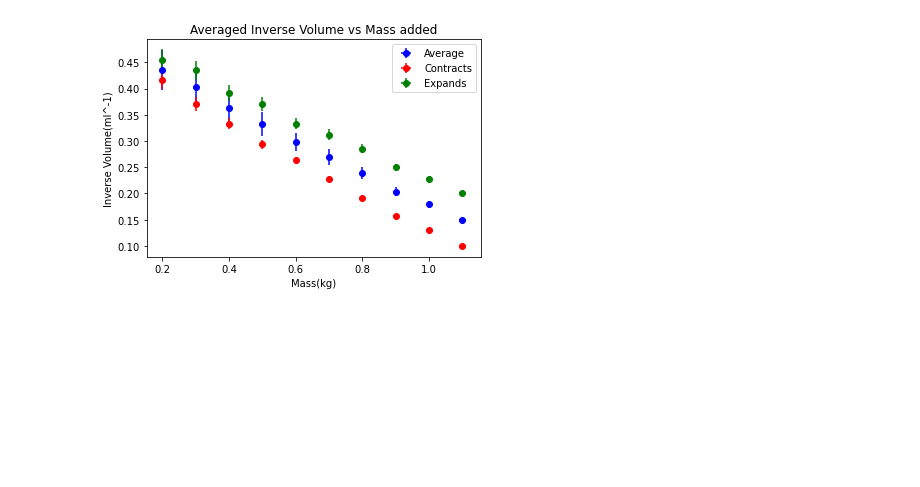
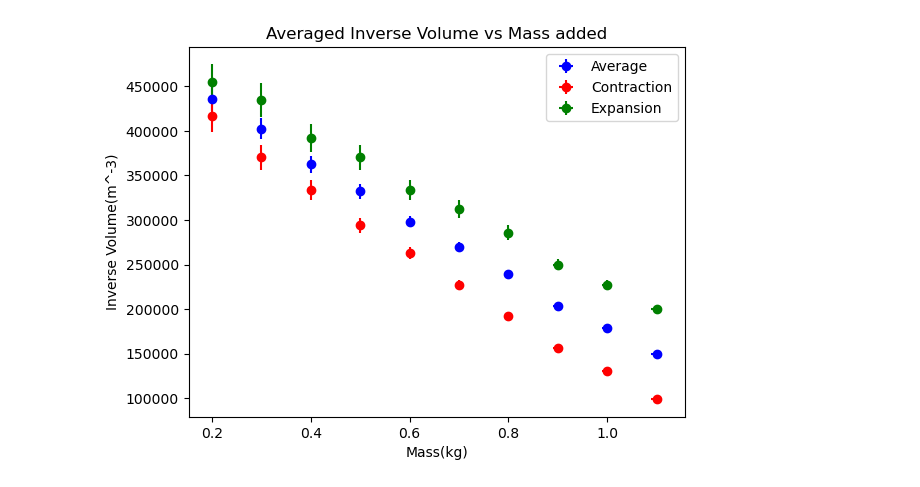
Before and after one commit to JadenMajid/Experiment-2-229, a Jupyter notebook: Plotting.ipynb, the cells around one changed output. Cells and saved outputs as stored; diff of their text form; code cells hidden in the pictures; blank space fills up the shorter version.

```diff
--- a/Plotting.ipynb
+++ b/Plotting.ipynb
@@ -1,7 +1,8 @@
 # %%
+"""Code for plotting data"""
+
 import matplotlib.pyplot as plt
 import numpy as np
-import scipy
 
 fname = 'AveragedData.csv'
 
@@ -15,36 +16,36 @@ avg_y_sigma = data[:, 3]
 
 plt.errorbar(x, y, avg_y_sigma, avg_x_sigma, "bo")
 
 fname = 'GasContractsData.csv'
 
 data = np.loadtxt(fname, delimiter=',', comments='#',
-                  usecols=(1, 2, 6, 7))
+                  usecols=(1, 2, 7, 8))
 
 x = data[:, 0]
 y = data[:, 2]
 con_x_sigma = data[:, 1]
 con_y_sigma = data[:, 3]
 
 plt.errorbar(x, y, yerr=con_y_sigma, xerr=con_x_sigma, fmt='ro')
 
 fname = 'GasExpandsData.csv'
 
 data = np.loadtxt(fname, delimiter=',', comments='#',
-                  usecols=(1, 2, 6, 7))
+                  usecols=(1, 2, 7, 8))
 
 x = data[:, 0]
 y = data[:, 2]
 ex_x_sigma = data[:, 1]
 ex_y_sigma = data[:, 3]
 
 plt.errorbar(x, y, yerr=ex_y_sigma, xerr=ex_x_sigma, fmt='go')
 
 plt.title("Averaged Inverse Volume vs Mass added")
-plt.legend(["Average", "Contracts", "Expands"])
+plt.legend(["Average", "Contraction", "Expansion"])
 plt.xlabel("Mass(kg)")
-plt.ylabel("Inverse Volume(ml^-1)")
+plt.ylabel("Inverse Volume(m^-3)")
 
 plt.show()
 # %% [output]
-[figure, old version]
+[figure, new version]
 # %%
```
Also changed, not shown: parts of 3 cells of this notebook, 1 other file.
